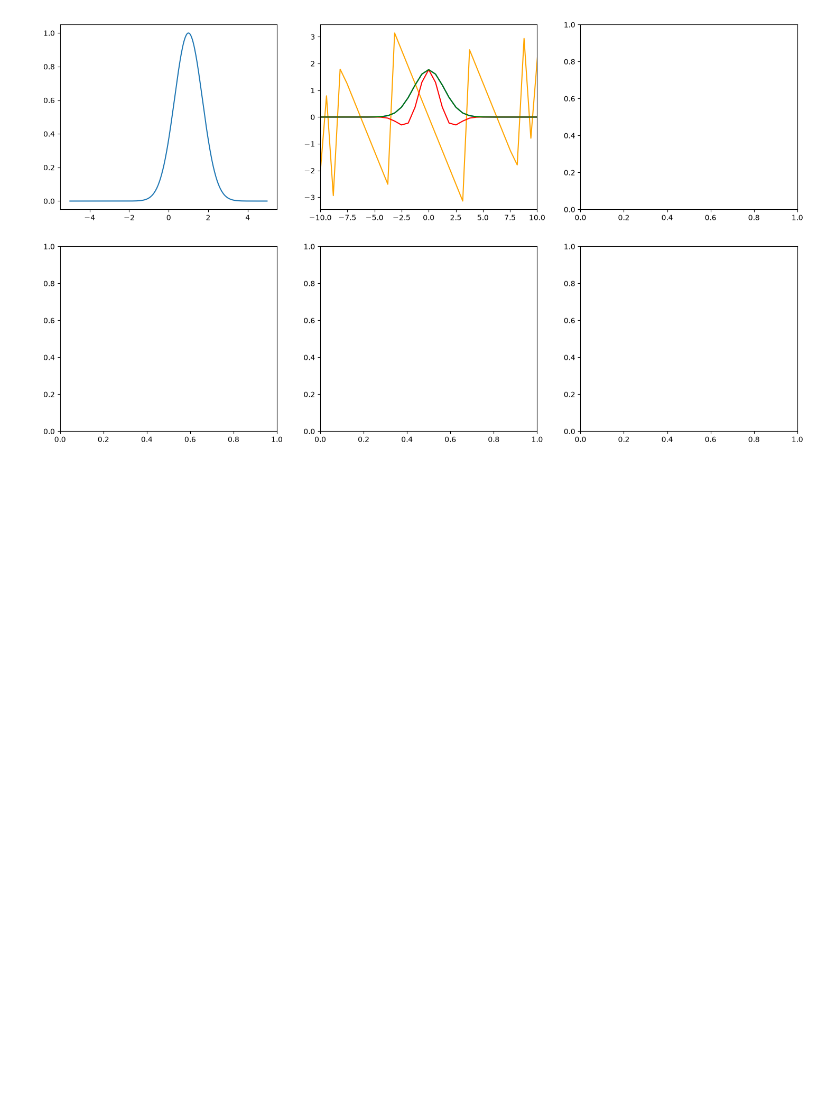
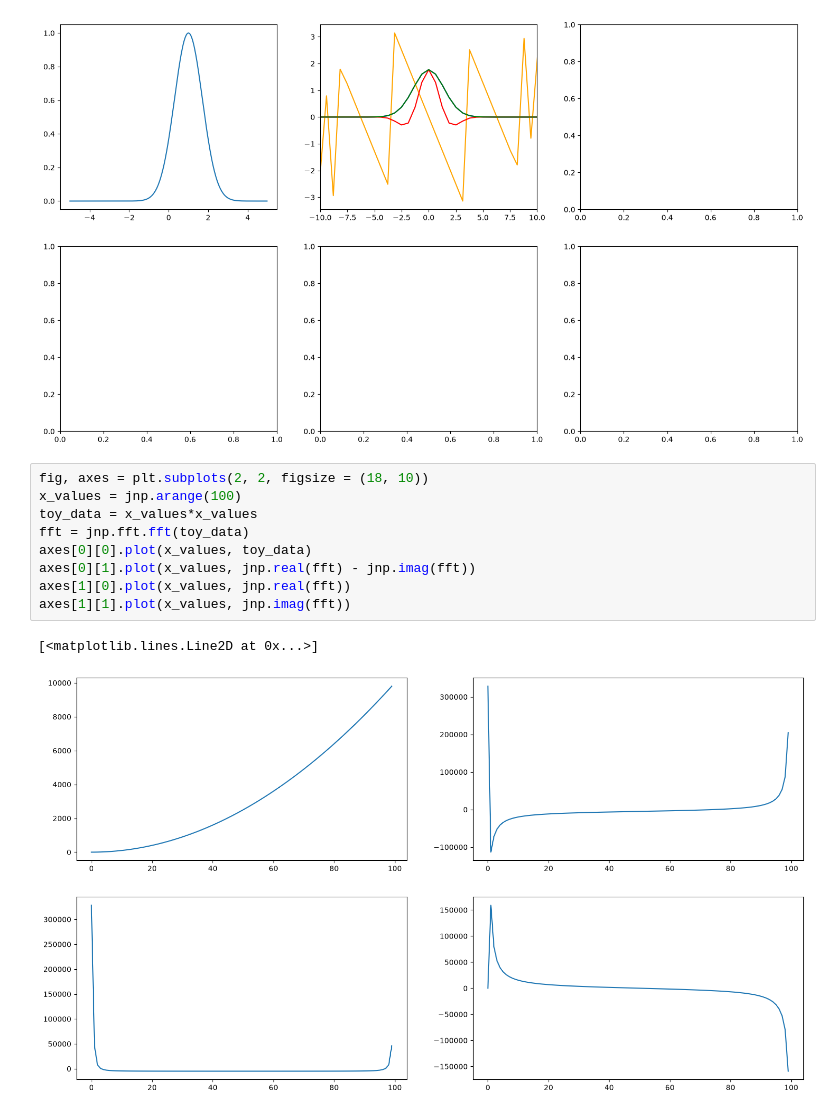
Before and after one commit to dtfrake/hmc-dust, a Jupyter notebook: fourier_transform_response.ipynb, the cells around one changed output. Drawn from its saved outputs; the diff is of its cells as text; blank space fills up the shorter version.

```diff
--- a/fourier_transform_response.ipynb
+++ b/fourier_transform_response.ipynb
@@ -156,3 +157,15 @@ axes[0][1].plot(actual_omegas_arr, jnp.sqrt(jnp.pi) * jnp.exp(-actual_omegas_arr
 axes[0][1].set_xbound(-10, 10)
 # %% [output]
 [figure]
+# %%
+fig, axes = plt.subplots(2, 2, figsize = (18, 10))
+x_values = jnp.arange(100)
+toy_data = x_values*x_values
+fft = jnp.fft.fft(toy_data)
+axes[0][0].plot(x_values, toy_data)
+axes[0][1].plot(x_values, jnp.real(fft) - jnp.imag(fft))
+axes[1][0].plot(x_values, jnp.real(fft))
+axes[1][1].plot(x_values, jnp.imag(fft))
+# %% [output]
+[<matplotlib.lines.Line2D at 0x...>]
+[figure, added]
```
Also changed, not shown: parts of 1 cell of this notebook, 9 other files.
